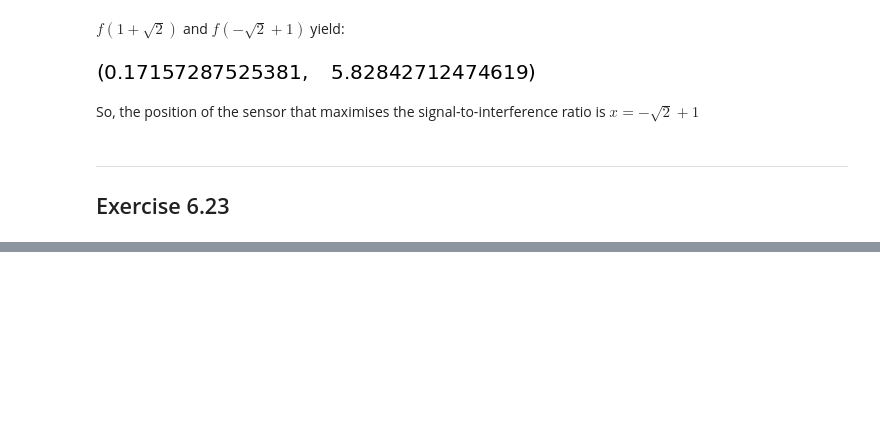
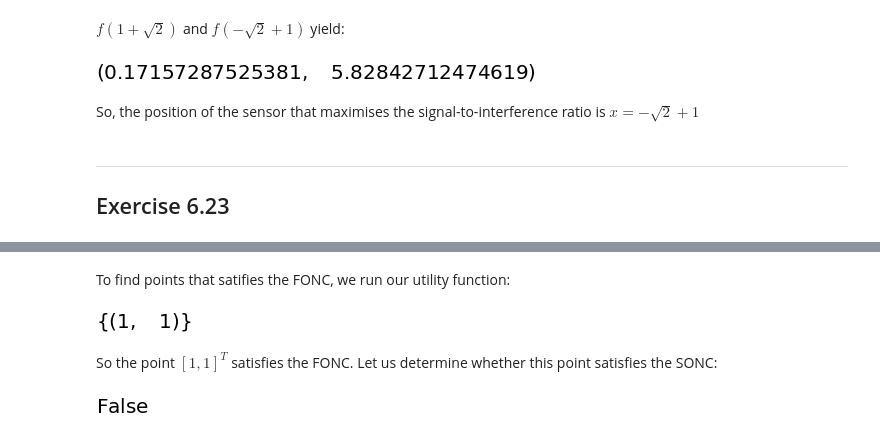
Before and after one commit to sheikhomar/opan, a Jupyter notebook: hw04.ipynb, the cells around one changed output, grey strips where cells are left out. Saved outputs shown, nothing was run; the diff lists cells and outputs as text; code cells hidden in the pictures; blank space fills up the shorter version.

```diff
--- a/hw04.ipynb
+++ b/hw04.ipynb
@@ -166,9 +166,9 @@ For $x^{*}$ to be a global minimiser over $\Omega'$, we need to show that $f(x^{
 # %%
 class Func:
     def __init__(self, f, x):
-        self._f = f
+        self._f = sy.Matrix([f])
         self._x = x
-        self._jacobian = f.jacobian(x)
+        self._jacobian = self._f.jacobian(x)
         self._jacobian_lambda = sy.lambdify(x, self._jacobian)
         self._hessian = self._jacobian.jacobian(x)
         self._hessian_lambda = sy.lambdify(x, self._hessian)
@@ -232,7 +232,7 @@ class Func:
         term1 = np.dot(tmp, x_vec)
         term2 = np.dot(x_vec.T, np.array(b).reshape(2, -1))
         result = term1 + term2 + term3
-        return Func(sy.Matrix(result), x)
+        return Func(result[0], x)
 # %%
 A = [[1, 2],
      [4, 7]]
@@ -510,0 +512,18 @@ So, the position of the sensor that maximises the signal-to-interference ratio i
+# %%
+def create_f623():
+    x1, x2 = sy.symbols('x1, x2')
+    f = (x1 - x2)**4  +  x1**2  - x2**2  -  2*x1  +  2*x2  +  1
+    return Func(f, (x1, x2))
+f623 = create_f623()
+# %% [markdown]
+To find points that satifies the FONC, we run our utility function:
+# %%
+f623.fonc_points()
+# %% [output]
+[figure, added]
+# %% [markdown]
+So the point $[1, 1]^T$ satisfies the FONC. Let us determine whether this point satisfies the SONC:
+# %%
+f623.satisfies_sonc([1, 1])
+# %% [output]
+[figure, added]
```
Also changed, not shown: parts of 2 cells of this notebook.
